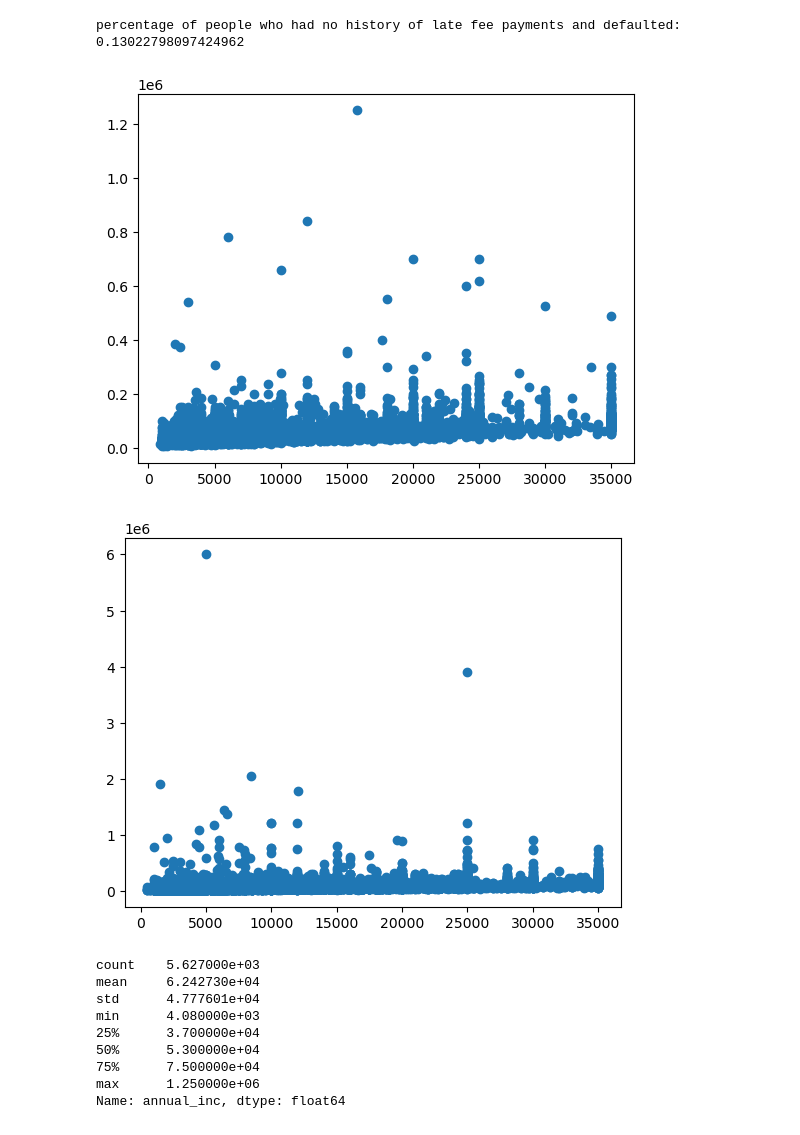
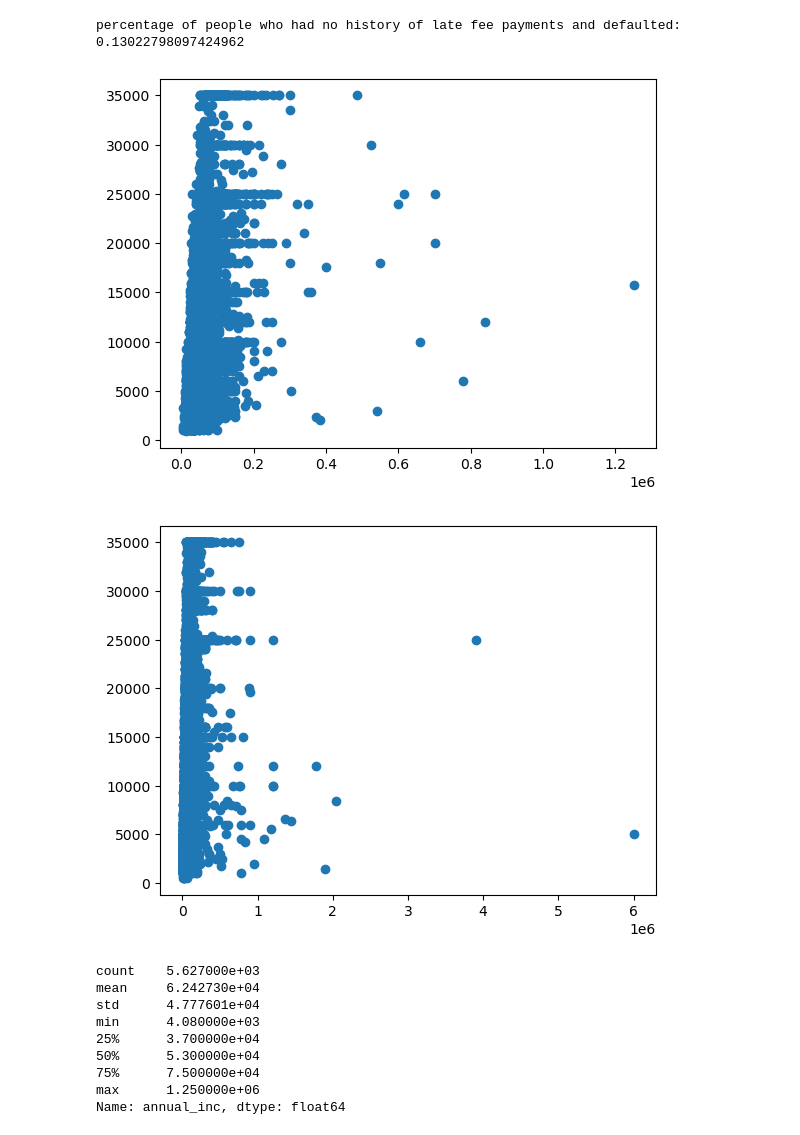
Before and after one commit to Rawoof821/LendingclubCaseStudy, a Jupyter notebook: Neha_Rawoof_LendingCaseStudy.ipynb, the cells around one changed output. Drawn from its saved outputs; the diff is of its cells as text; code cells hidden in the pictures.

Commit message:
Reverting back to Nehas last commit

```diff
--- a/Neha_Rawoof_LendingCaseStudy.ipynb
+++ b/Neha_Rawoof_LendingCaseStudy.ipynb
@@ -235,7 +284,7 @@ collections_12_mths_ex_med
 Name: count, dtype: int64
 # %%
 # Dropping more columns that wont be of any use
-loan_data = loan_data.drop(columns=['emp_length','pymnt_plan','zip_code','last_credit_pull_d','out_prncp','initial_list_status','acc_now_delinq','chargeoff_within_12_mths','delinq_amnt','application_type','policy_code','collections_12_mths_ex_med','last_credit_pull_d'])
+loan_data = loan_data.drop(columns=['pymnt_plan','zip_code','last_credit_pull_d','out_prncp','initial_list_status','acc_now_delinq','chargeoff_within_12_mths','delinq_amnt','application_type','policy_code','collections_12_mths_ex_med','last_credit_pull_d','recoveries','collection_recovery_fee'])
 # %%
 loan_data.shape
 # %% [output]
@@ -263,4 +312 @@ last_pymnt_amnt             0
 dtype: int64
-# %%
-# Dropping more columns that wont be of any use
-loan_data = loan_data.drop(columns=['recoveries','collection_recovery_fee'])
@@ -373,0 +411,3 @@ dtype: int64
+# %%
+loan_data['emp_length'] = loan_data['emp_length'].fillna(loan_data['emp_length'].mode()[0])
+loan_data['emp_length'].isna().sum()
@@ -373,0 +416,5 @@ dtype: int64
+# %%
+loan_data['emp_length'] = loan_data['emp_length'].str.replace('< 1 year', '0')
+loan_data['emp_length'] = loan_data['emp_length'].str.replace('years', '')
+loan_data['emp_length'] = loan_data['emp_length'].str.replace('year', '')
+loan_data['emp_length'] = loan_data['emp_length'].str.replace('+', '')
@@ -804,15 +864,15 @@ percentage of people who had no history of late fee payments and defaulted: 0.13
 # %%
 
 
-plt.scatter( loans_defaulted_data['loan_amnt'], loans_defaulted_data['annual_inc'])
+plt.scatter( loans_defaulted_data['annual_inc'], loans_defaulted_data['loan_amnt'])
 plt.show()
 # %% [output]
-[figure, old version]
+[figure, new version]
 # %%
-plt.scatter( loans_paid_data['loan_amnt'], loans_paid_data['annual_inc'])
+plt.scatter( loans_paid_data['annual_inc'], loans_paid_data['loan_amnt'])
 plt.show()
 # %% [output]
-[figure, old version]
+[figure, new version]
 # %%
 loans_defaulted_data['annual_inc'].describe()
 # %% [output]
```
Also changed, not shown: parts of 78 cells of this notebook.
